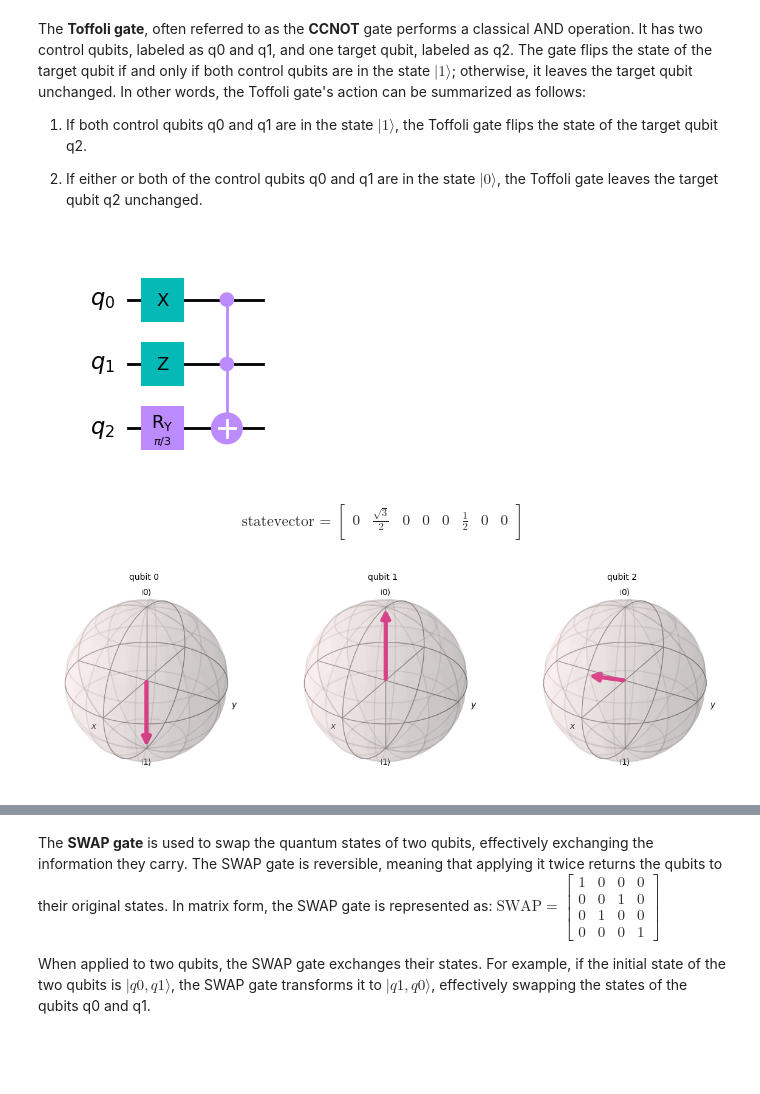
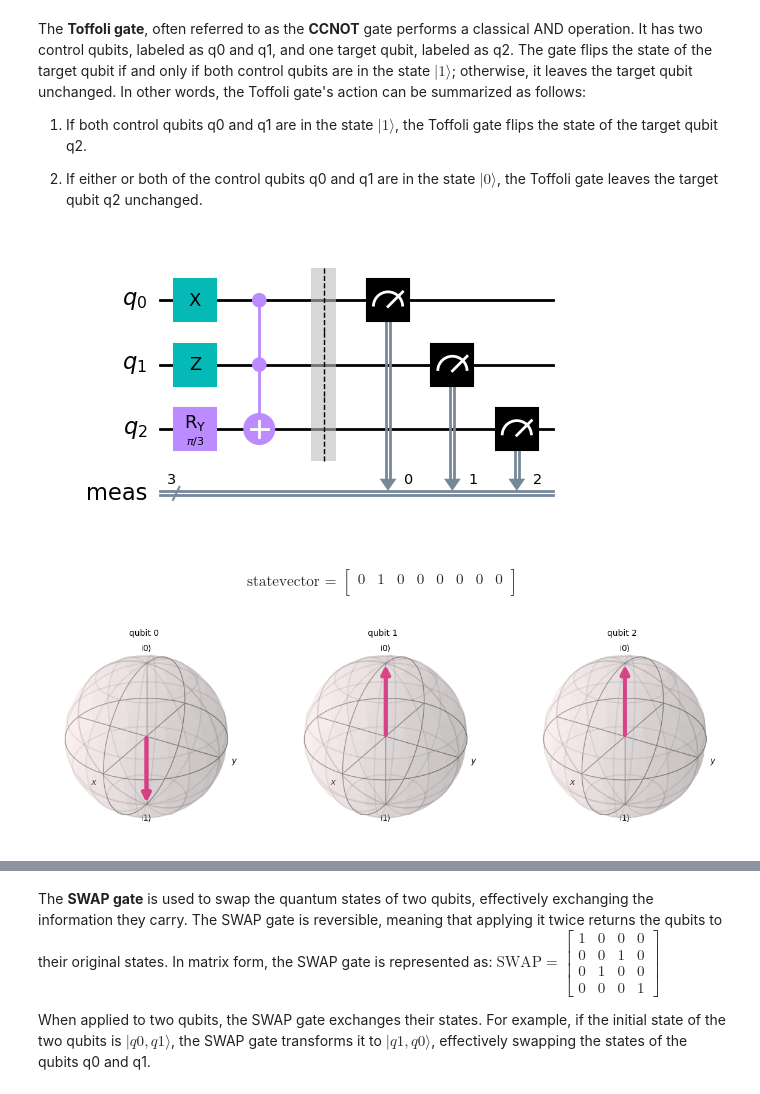
Before and after one commit to TheAmirHK/QuantumComputation, a Jupyter notebook: Multi_qubit_gates.ipynb, the cells around one changed output, grey strips where cells are left out. Saved outputs shown, nothing was run; the diff lists cells and outputs as text; code cells hidden in the pictures; blank space fills up the shorter version.

```diff
--- a/Multi_qubit_gates.ipynb
+++ b/Multi_qubit_gates.ipynb
@@ -90,27 +105,28 @@ In other words, the Toffoli gate's action can be summarized as follows:
 # %%
 circuit = QuantumCircuit(3)
 
 circuit.x(0)
 
 circuit.z(1)
 
 circuit.ry(pi/3, 2)
 
 circuit.ccx(0,1,2)
 
+circuit.measure_all()
 circuit.draw(output='mpl')
 # %% [output]
-[figure, old version]
+[figure, new version]
 # %%
 state_vector(circuit)
 # %% [output]
 $$
 \text{statevector = }
 \begin{bmatrix}
-0 & \frac{\sqrt{3}}{2} & 0 & 0 & 0 & \frac{1}{2} & 0 & 0  \\
+0 & 1 & 0 & 0 & 0 & 0 & 0 & 0  \\
  \end{bmatrix}
 $$
 # %%
 plot_bloch(circuit)
 # %% [output]
-[figure, old version]
+[figure, new version]
```
Also changed, not shown: parts of 16 cells of this notebook.
